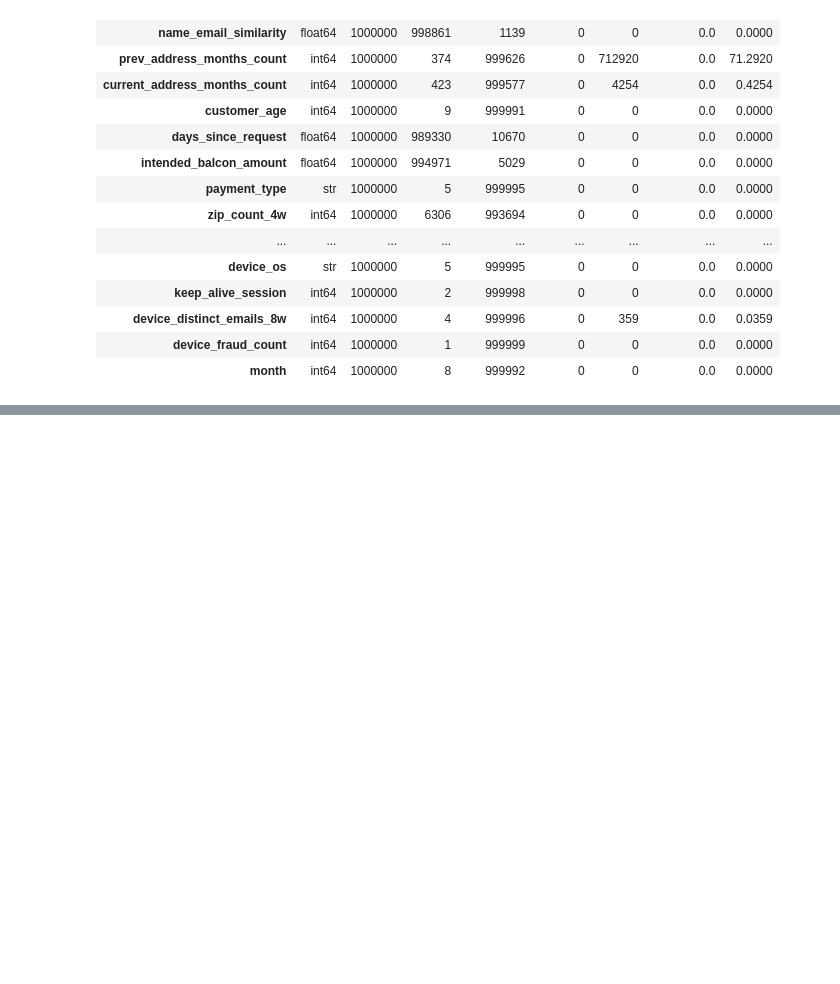
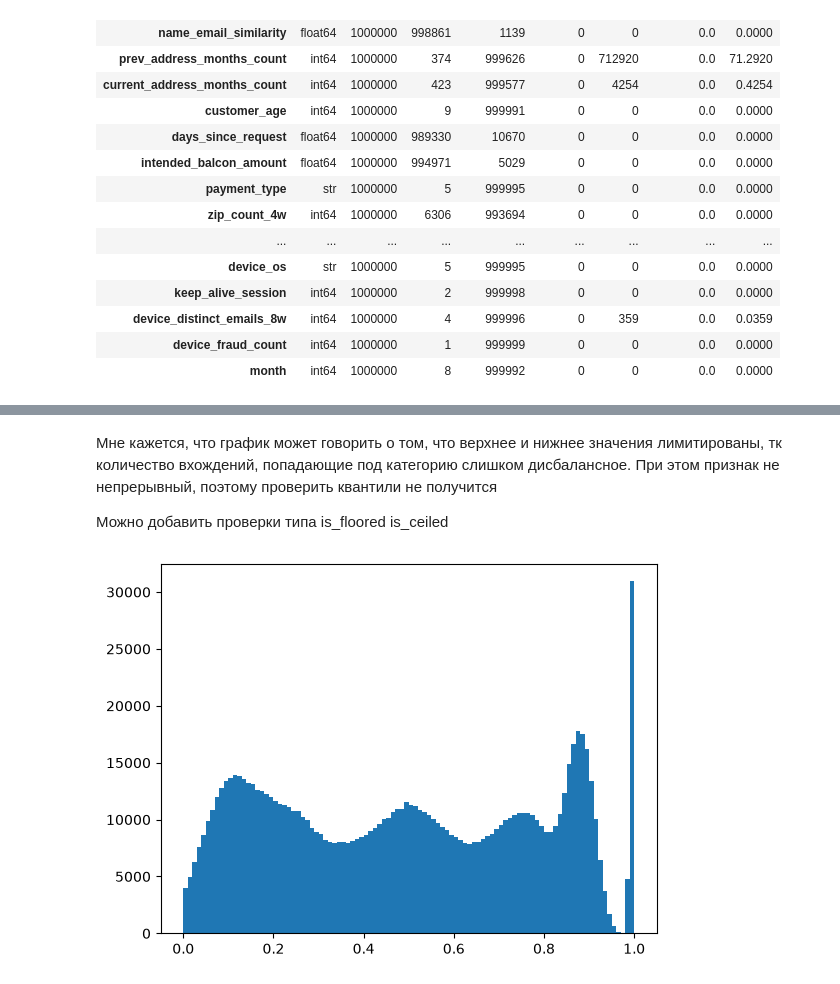
Before and after one commit to Quedbox/fraud-risk-engine, a Jupyter notebook: notebooks/first_hand_analysis.ipynb, the cells around one changed output, grey strips where cells are left out. Drawn from its saved outputs; the diff is of its cells as text; code cells hidden in the pictures; blank space fills up the shorter version.

```diff
--- a/notebooks/first_hand_analysis.ipynb
+++ b/notebooks/first_hand_analysis.ipynb
@@ -213,0 +366,9 @@ data_audit
+# %% [markdown]
+Мне кажется, что график может говорить о том, что верхнее и нижнее значения лимитированы, тк количество вхождений, попадающие под категорию слишком дисбалансное. При этом признак не непрерывный, поэтому проверить квантили не получится
+
+Можно добавить проверки типа is_floored is_ceiled
+# %%
+plt.hist(full_raw_data['name_email_similarity'], bins=100)
+plt.show()
+# %% [output]
+[figure, added]
```
Also changed, not shown: parts of 23 cells of this notebook, 9 other files.
